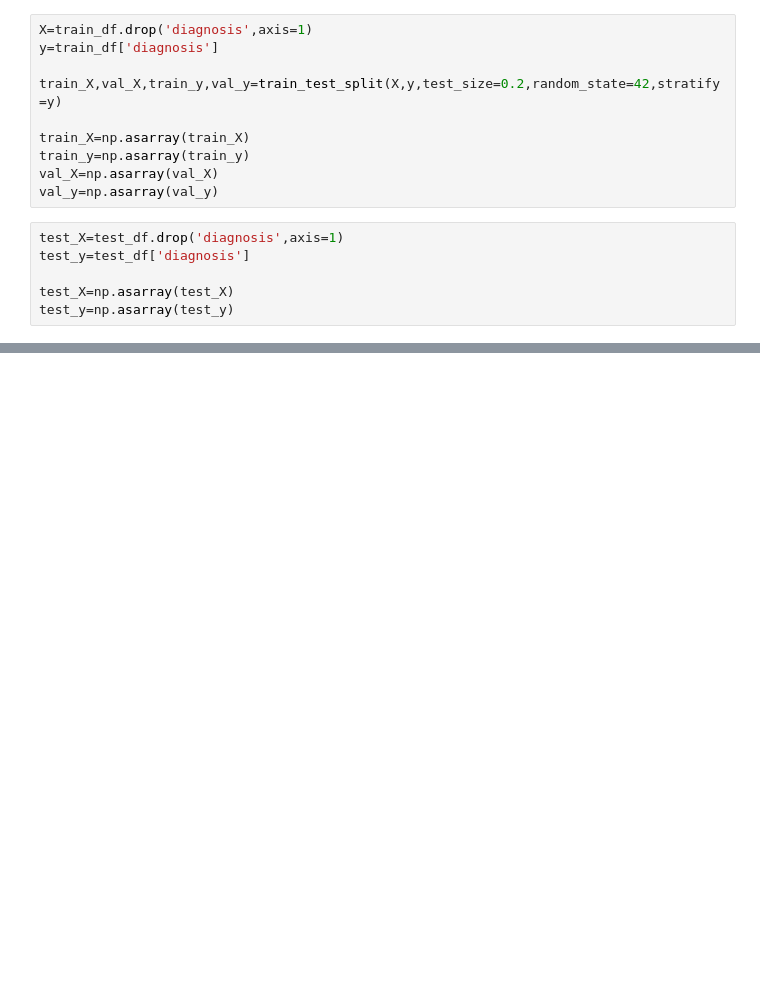
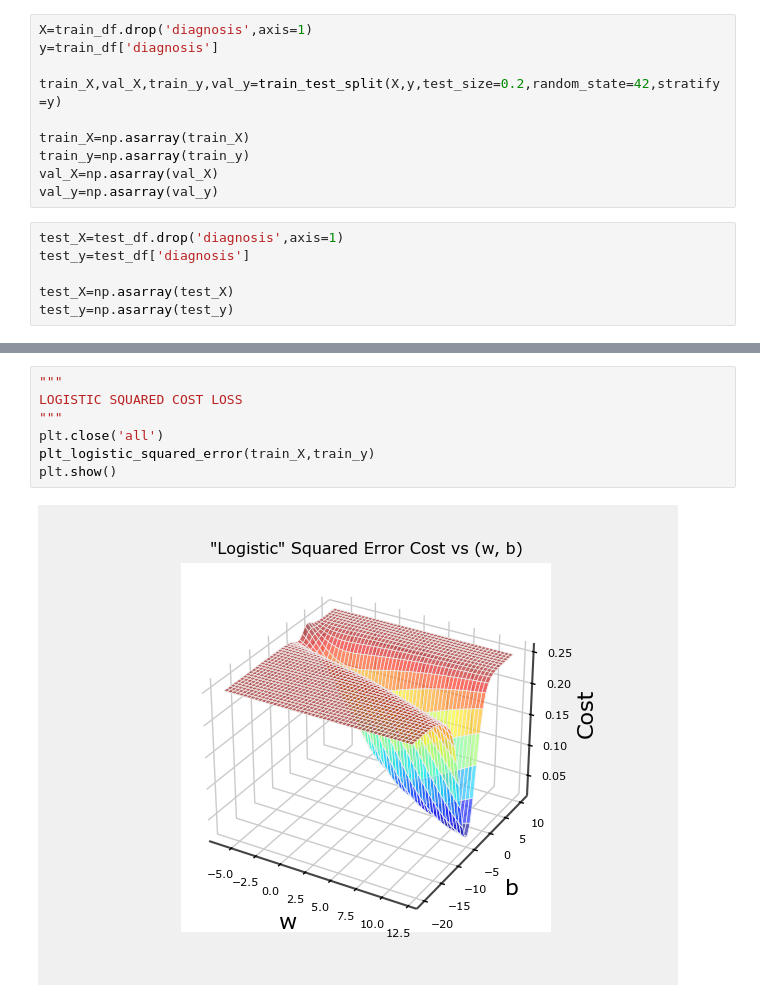
Before and after one commit to Irtisam99/Classification_Analysis, a Jupyter notebook: Logistic_regression for Classification Task.ipynb, the cells around one changed output, grey strips where cells are left out. Saved outputs shown, nothing was run; the diff lists cells and outputs as text; blank space fills up the shorter version.

```diff
--- a/Logistic_regression for Classification Task.ipynb
+++ b/Logistic_regression for Classification Task.ipynb
@@ -103,0 +258,9 @@ __=plt_one_addpt_onclick(train_X,train_y,w,b,logistic=False)
+# %%
+"""
+LOGISTIC SQUARED COST LOSS
+"""
+plt.close('all')
+plt_logistic_squared_error(train_X,train_y)
+plt.show()
+# %% [output]
+[figure, added]
```
Also changed, not shown: parts of 20 cells of this notebook.
